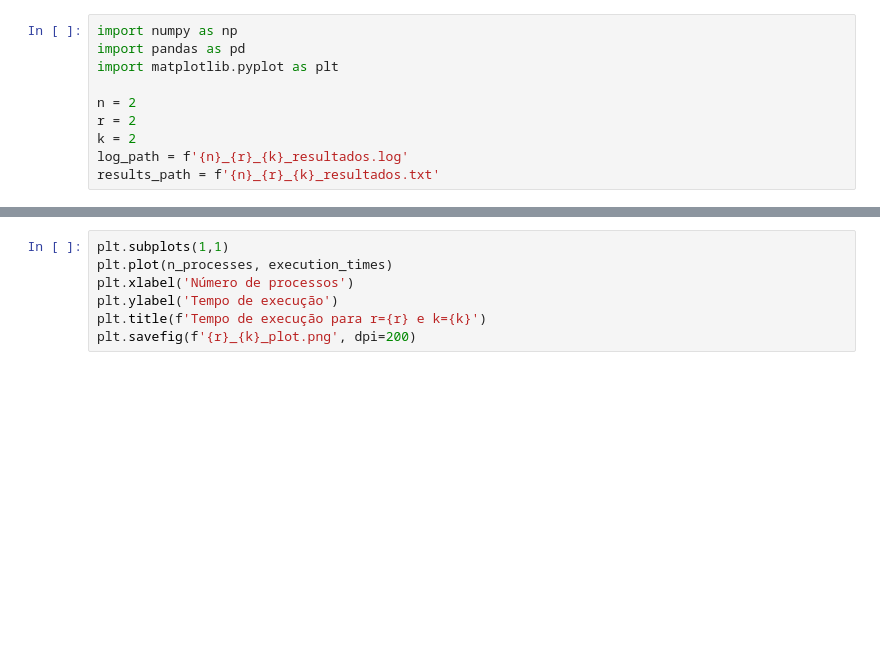
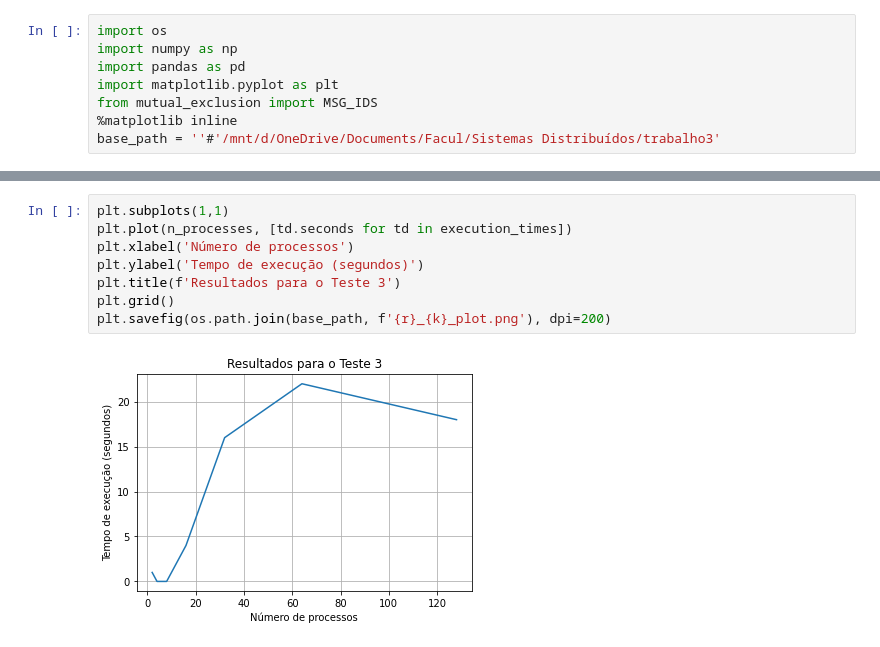
Before and after one commit to lucasbanunes/distributed-systems, a Jupyter notebook: exclusao_mutua_distribuida/evaluate.ipynb, the cells around one changed output, grey strips where cells are left out. Saved outputs shown, nothing was run; the diff lists cells and outputs as text; blank space fills up the shorter version.

Commit message:
Added final files to exclusao_mutua_distribuida

```diff
--- a/exclusao_mutua_distribuida/evaluate.ipynb
+++ b/exclusao_mutua_distribuida/evaluate.ipynb
@@ -1,11 +1,9 @@
-# %%
-import numpy as np
-import pandas as pd
-import matplotlib.pyplot as plt
-
-n = 2
-r = 2
-k = 2
-log_path = f'{n}_{r}_{k}_resultados.log'
-results_path = f'{n}_{r}_{k}_resultados.txt'
+# %%
+import os
+import numpy as np
+import pandas as pd
+import matplotlib.pyplot as plt
+from mutual_exclusion import MSG_IDS
+%matplotlib inline
+base_path = ''#'/mnt/d/OneDrive/Documents/Facul/Sistemas Distribuídos/trabalho3'
 # %%
@@ -51,7 +53,10 @@ for n in n_processes:
 # %%
 plt.subplots(1,1)
-plt.plot(n_processes, execution_times)
+plt.plot(n_processes, [td.seconds for td in execution_times])
 plt.xlabel('Número de processos')
-plt.ylabel('Tempo de execução')
-plt.title(f'Tempo de execução para r={r} e k={k}')
-plt.savefig(f'{r}_{k}_plot.png', dpi=200)
+plt.ylabel('Tempo de execução (segundos)')
+plt.title(f'Resultados para o Teste 3')
+plt.grid()
+plt.savefig(os.path.join(base_path, f'{r}_{k}_plot.png'), dpi=200)
+# %% [output]
+[figure, added]
```
Also changed, not shown: parts of 1 cell of this notebook, 4 other files.
